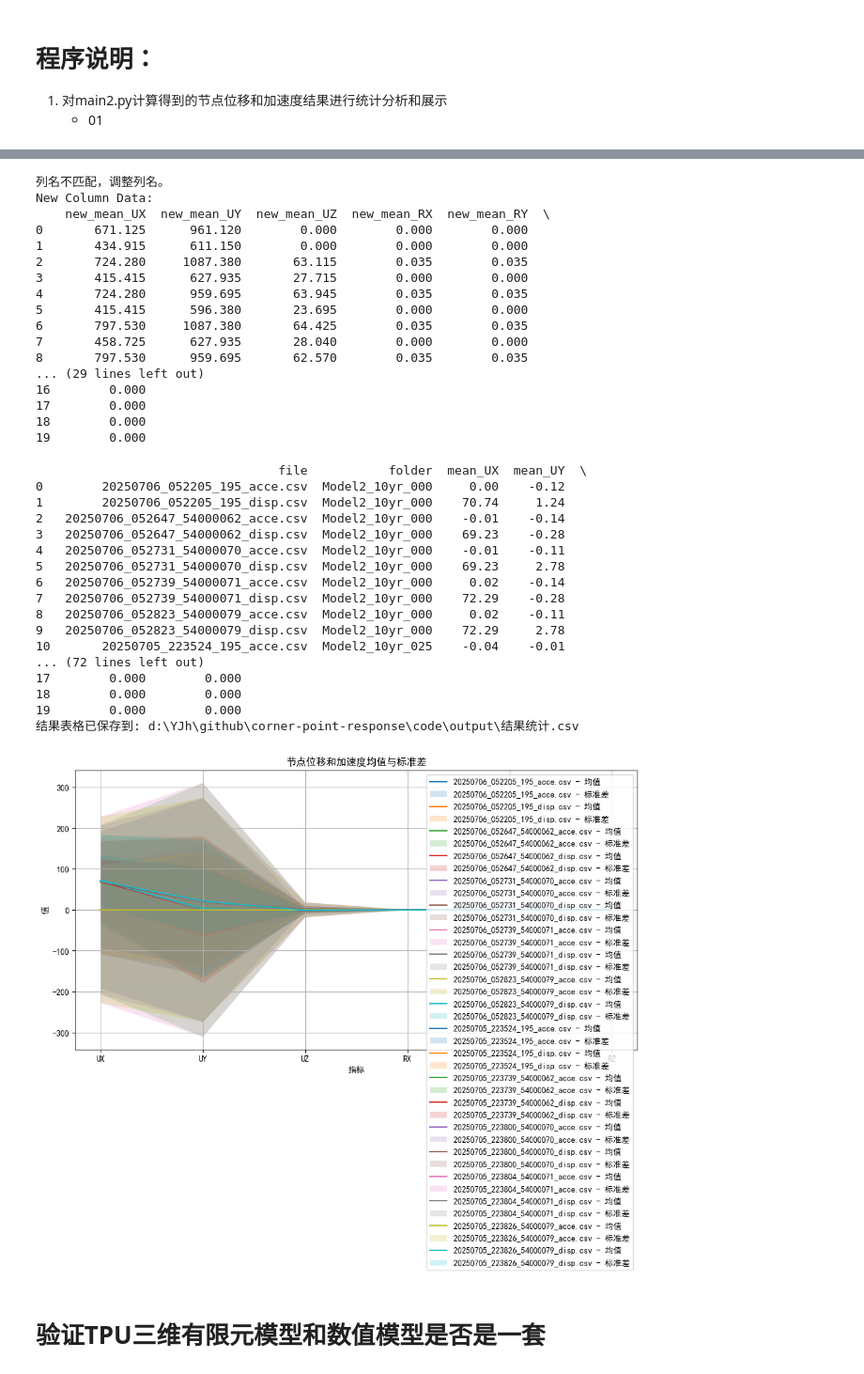
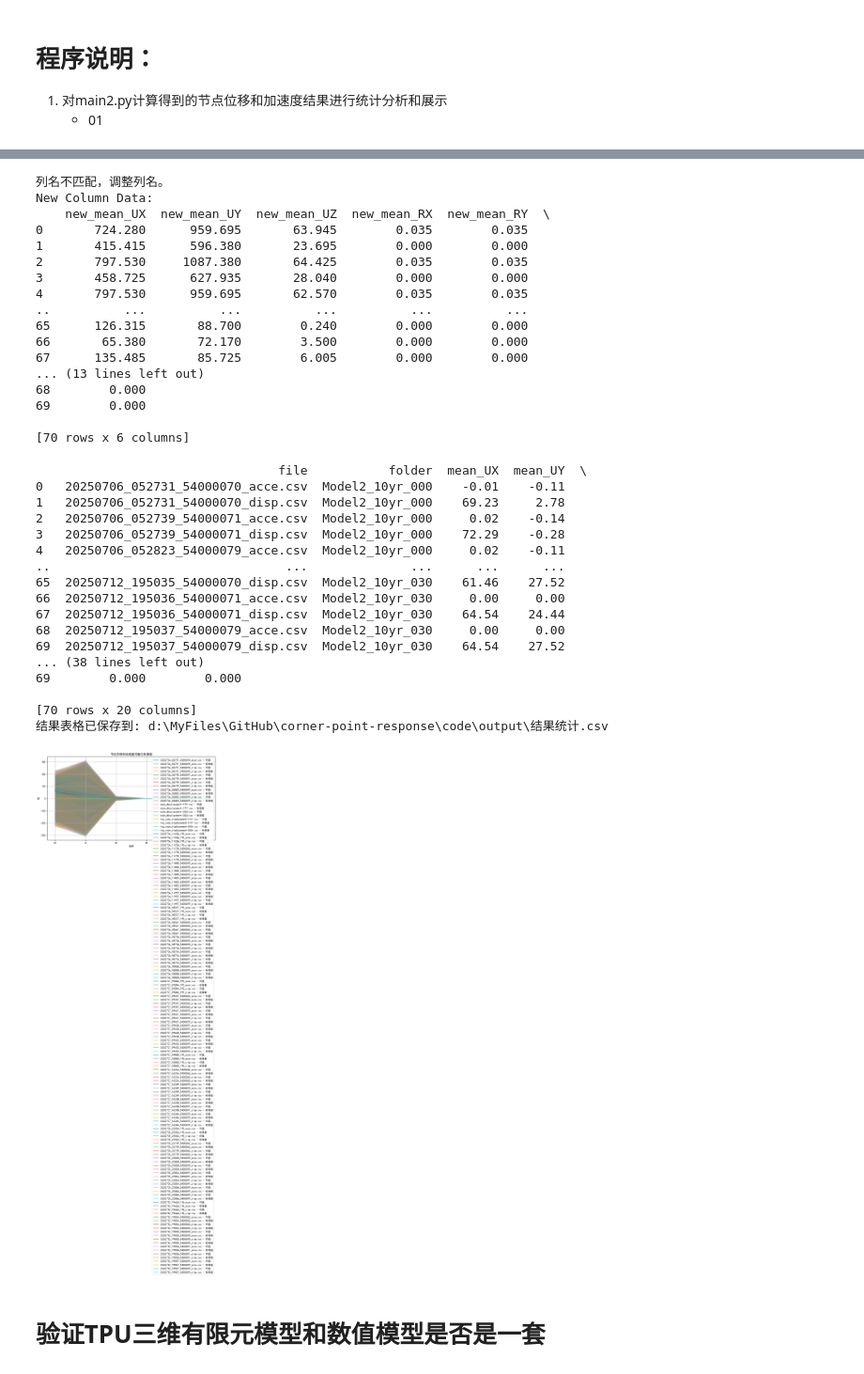
Before and after one commit to Yangjh94/corner-point-response, a Jupyter notebook: code/main3.ipynb, the cells around one changed output, grey strips where cells are left out. Shown at 94% size. Cells and saved outputs as stored; diff of their text form; code cells hidden in the pictures.

```diff
--- a/code/main3.ipynb
+++ b/code/main3.ipynb
@@ -9,10 +9,11 @@ import pandas as pd
 import matplotlib.pyplot as plt
 # %%
 # 指定 output文件路径
-output_folder = os.path.join(os.getcwd(), "output")
+output_folder = os.path.join(os.getcwd(), "output", "Timehistory")
 
 # 获取文件夹中的所有文件名称
 file_names = os.listdir(output_folder)
+#
 
 # 初始化结果储存
 results = []
@@ -29,7 +30,7 @@ for file_name in file_names:
     #     print(csv_file)
 
     # 选择前10个csv文件进行处理
-    for csv_file in files_csv_names[:10]:
+    for csv_file in files_csv_names[-10:]:
         # 拼接完整路径
         file_path = os.path.join(suboutput_folder, csv_file)
         print(f"正在处理文件: {file_path}")
@@ -103,75 +104,76 @@ print(new_column)
 列名不匹配，调整列名。
 New Column Data:
     new_mean_UX  new_mean_UY  new_mean_UZ  new_mean_RX  new_mean_RY  \
-0       671.125      961.120        0.000        0.000        0.000
-1       434.915      611.150        0.000        0.000        0.000
-2       724.280     1087.380       63.115        0.035        0.035
-3       415.415      627.935       27.715        0.000        0.000
-4       724.280      959.695       63.945        0.035        0.035
-5       415.415      596.380       23.695        0.000        0.000
-6       797.530     1087.380       64.425        0.035        0.035
-7       458.725      627.935       28.040        0.000        0.000
-8       797.530      959.695       62.570        0.035        0.035
-... (29 lines left out)
-16        0.000
-17        0.000
-18        0.000
-19        0.000
+0       724.280      959.695       63.945        0.035        0.035
+1       415.415      596.380       23.695        0.000        0.000
+2       797.530     1087.380       64.425        0.035        0.035
+3       458.725      627.935       28.040        0.000        0.000
+4       797.530      959.695       62.570        0.035        0.035
+..          ...          ...          ...          ...          ...
+65      126.315       88.700        0.240        0.000        0.000
+66       65.380       72.170        3.500        0.000        0.000
+67      135.485       85.725        6.005        0.000        0.000
+... (13 lines left out)
+68        0.000
+69        0.000
+
+[70 rows x 6 columns]
 # %%
 
 # 将新列合并到结果表格
 results_df = pd.concat([results_df, new_column], axis=1)
 print(results_df)
 
-# 保存结果表格到文件
+# 保存结果表格到文件到上一级目录中
+output_folder = os.path.dirname(output_folder)
 output_file_path = os.path.join(output_folder, "结果统计.csv")
 results_df.to_csv(output_file_path, index=False, encoding="utf-8-sig")
 print(f"结果表格已保存到: {output_file_path}")
 
 # 绘制图片
 plt.rcParams['font.sans-serif'] = ['SimHei']  # 设置字体为黑体，显示中文字符
 plt.rcParams['axes.unicode_minus'] = False  # 解决负号显示问题
 
 plt.figure(figsize=(12, 6))
 
 # 遍历每列数据进行绘制
 for i, result in enumerate(results):
     mean_values = pd.Series(result["mean"])
     std_values = pd.Series(result["std"])
 
     # 绘制均值
     plt.plot(mean_values.index, mean_values.values, label=f"{result['file']} - 均值")
 
     # 绘制标准差
     plt.fill_between(mean_values.index,
                      mean_values.values - std_values.values,
                      mean_values.values + std_values.values,
                      alpha=0.2, label=f"{result['file']} - 标准差")
 
 plt.title("节点位移和加速度均值与标准差")
 plt.xlabel("指标")
 plt.ylabel("值")
 plt.legend(loc="upper right")
 plt.grid(True)
 plt.show()
 # %% [output]
                                  file           folder  mean_UX  mean_UY  \
-0        20250706_052205_195_acce.csv  Model2_10yr_000     0.00    -0.12
-1        20250706_052205_195_disp.csv  Model2_10yr_000    70.74     1.24
-2   20250706_052647_54000062_acce.csv  Model2_10yr_000    -0.01    -0.14
-3   20250706_052647_54000062_disp.csv  Model2_10yr_000    69.23    -0.28
-4   20250706_052731_54000070_acce.csv  Model2_10yr_000    -0.01    -0.11
-5   20250706_052731_54000070_disp.csv  Model2_10yr_000    69.23     2.78
-6   20250706_052739_54000071_acce.csv  Model2_10yr_000     0.02    -0.14
-7   20250706_052739_54000071_disp.csv  Model2_10yr_000    72.29    -0.28
-8   20250706_052823_54000079_acce.csv  Model2_10yr_000     0.02    -0.11
-9   20250706_052823_54000079_disp.csv  Model2_10yr_000    72.29     2.78
-10       20250705_223524_195_acce.csv  Model2_10yr_025    -0.04    -0.01
-... (72 lines left out)
-17        0.000        0.000
-18        0.000        0.000
-19        0.000        0.000
-结果表格已保存到: d:\YJh\github\corner-point-response\code\output\结果统计.csv
+0   20250706_052731_54000070_acce.csv  Model2_10yr_000    -0.01    -0.11
+1   20250706_052731_54000070_disp.csv  Model2_10yr_000    69.23     2.78
+2   20250706_052739_54000071_acce.csv  Model2_10yr_000     0.02    -0.14
+3   20250706_052739_54000071_disp.csv  Model2_10yr_000    72.29    -0.28
+4   20250706_052823_54000079_acce.csv  Model2_10yr_000     0.02    -0.11
+..                                ...              ...      ...      ...
+65  20250712_195035_54000070_disp.csv  Model2_10yr_030    61.46    27.52
+66  20250712_195036_54000071_acce.csv  Model2_10yr_030     0.00     0.00
+67  20250712_195036_54000071_disp.csv  Model2_10yr_030    64.54    24.44
+68  20250712_195037_54000079_acce.csv  Model2_10yr_030     0.00     0.00
+69  20250712_195037_54000079_disp.csv  Model2_10yr_030    64.54    27.52
+... (38 lines left out)
+69        0.000        0.000
+
+[70 rows x 20 columns]
+结果表格已保存到: d:\MyFiles\GitHub\corner-point-response\code\output\结果统计.csv
-[figure, old version]
+[figure, new version]
 # %% [markdown]
 # 验证TPU三维有限元模型和数值模型是否是一套
```
Also changed, not shown: parts of 1 cell of this notebook, 24 other files.
